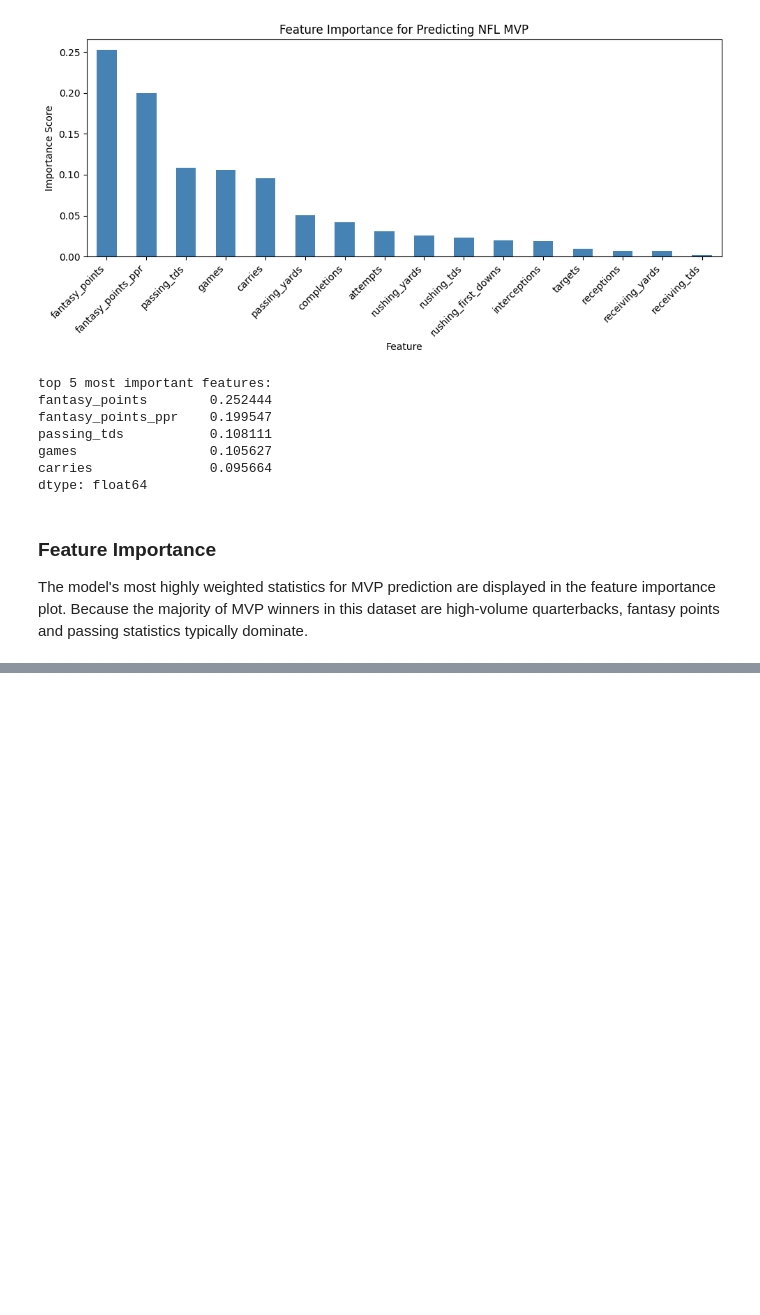
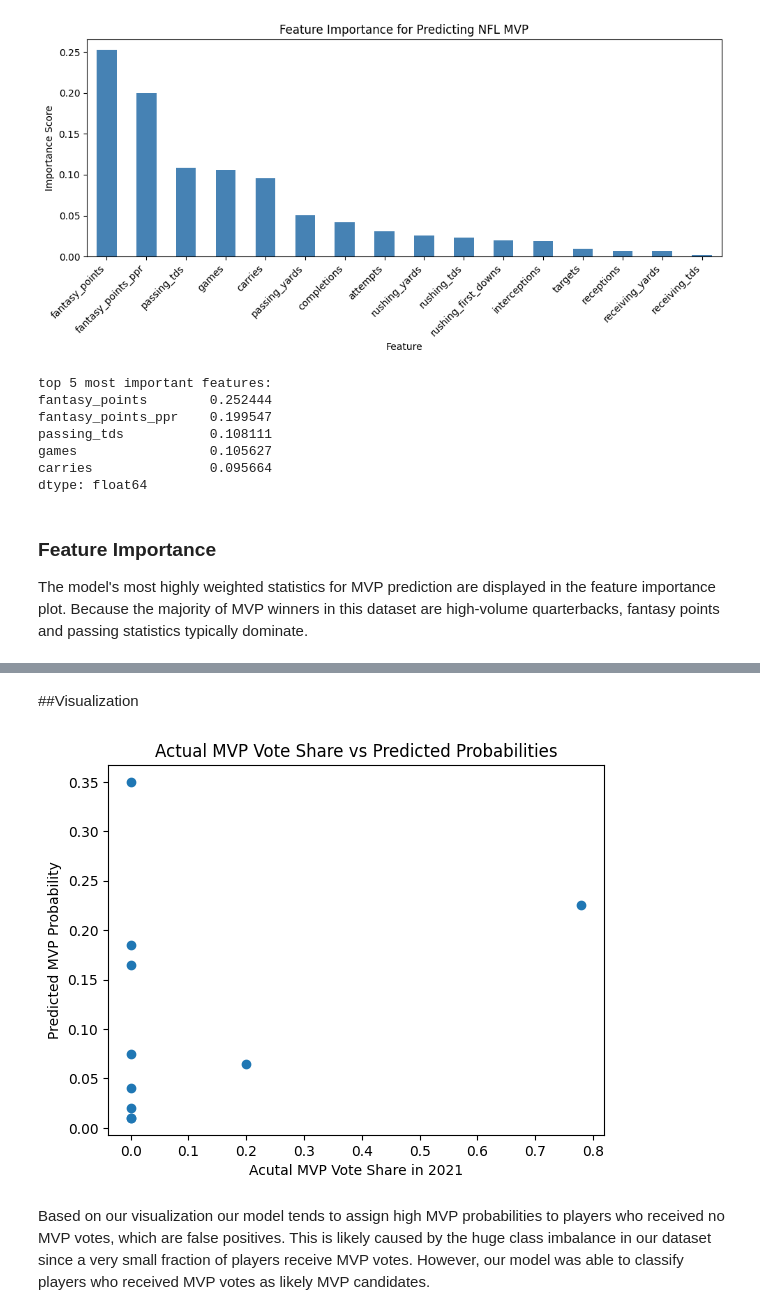
Before and after one commit to Eduardo0961/Eduardo0961.github.io, a Jupyter notebook: CMSC320_Final_Tutorial a.ipynb, the cells around one changed output, grey strips where cells are left out. Saved outputs shown, nothing was run; the diff lists cells and outputs as text; code cells hidden in the pictures; blank space fills up the shorter version.

Commit message:
Did visualization and fixed parts of exploratory data analysis

```diff
--- a/CMSC320_Final_Tutorial a.ipynb
+++ b/CMSC320_Final_Tutorial a.ipynb
@@ -458,0 +464,17 @@ Top 10 Predicted MVP Candidates for 2021:
+# %% [markdown]
+##Visualization
+# %%
+# a column is created with the actual MVP vote share each predicted player received in 2021
+top_candidates['vote_share'] = [0,0.78,0,0,0,0.20,0,0,0,0]
+
+#a scatter plot is created which graphs the actual MVP vote share in 2021 vs our model's predicted probability
+plt.figure()
+plt.scatter(top_candidates['vote_share'], top_candidates['mvp_prob'])
+plt.xlabel("Acutal MVP Vote Share in 2021")
+plt.ylabel("Predicted MVP Probability")
+plt.title("Actual MVP Vote Share vs Predicted Probabilities")
+plt.show()
+# %% [output]
+[figure, added]
+# %% [markdown]
+Based on our visualization our model tends to assign high MVP probabilities to players who received no MVP votes, which are false positives. This is likely caused by the huge class imbalance in our dataset since a very small fraction of players receive MVP votes. However, our model was able to classify players who received MVP votes as likely MVP candidates.
```
Also changed, not shown: parts of 11 cells of this notebook.
